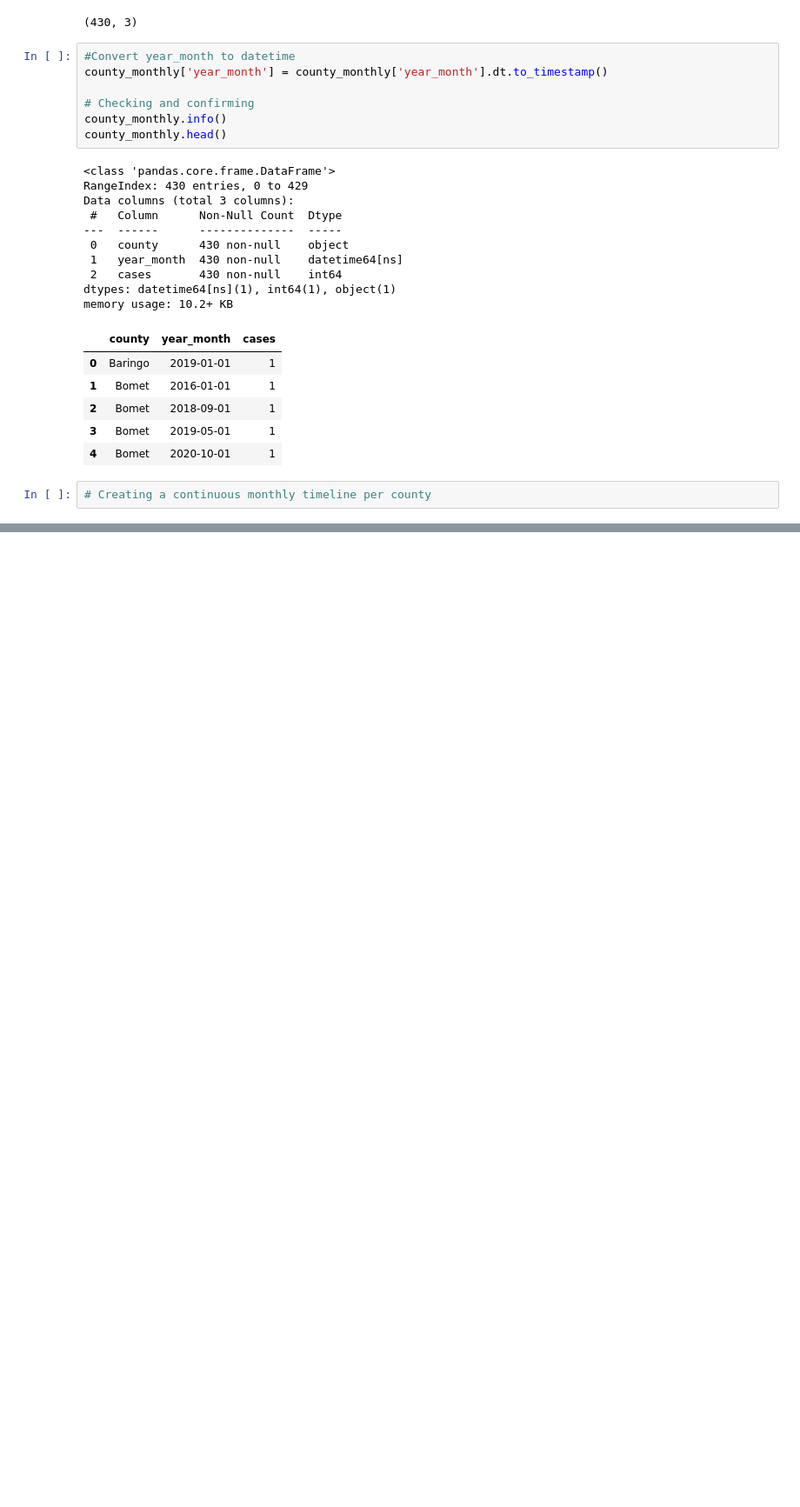
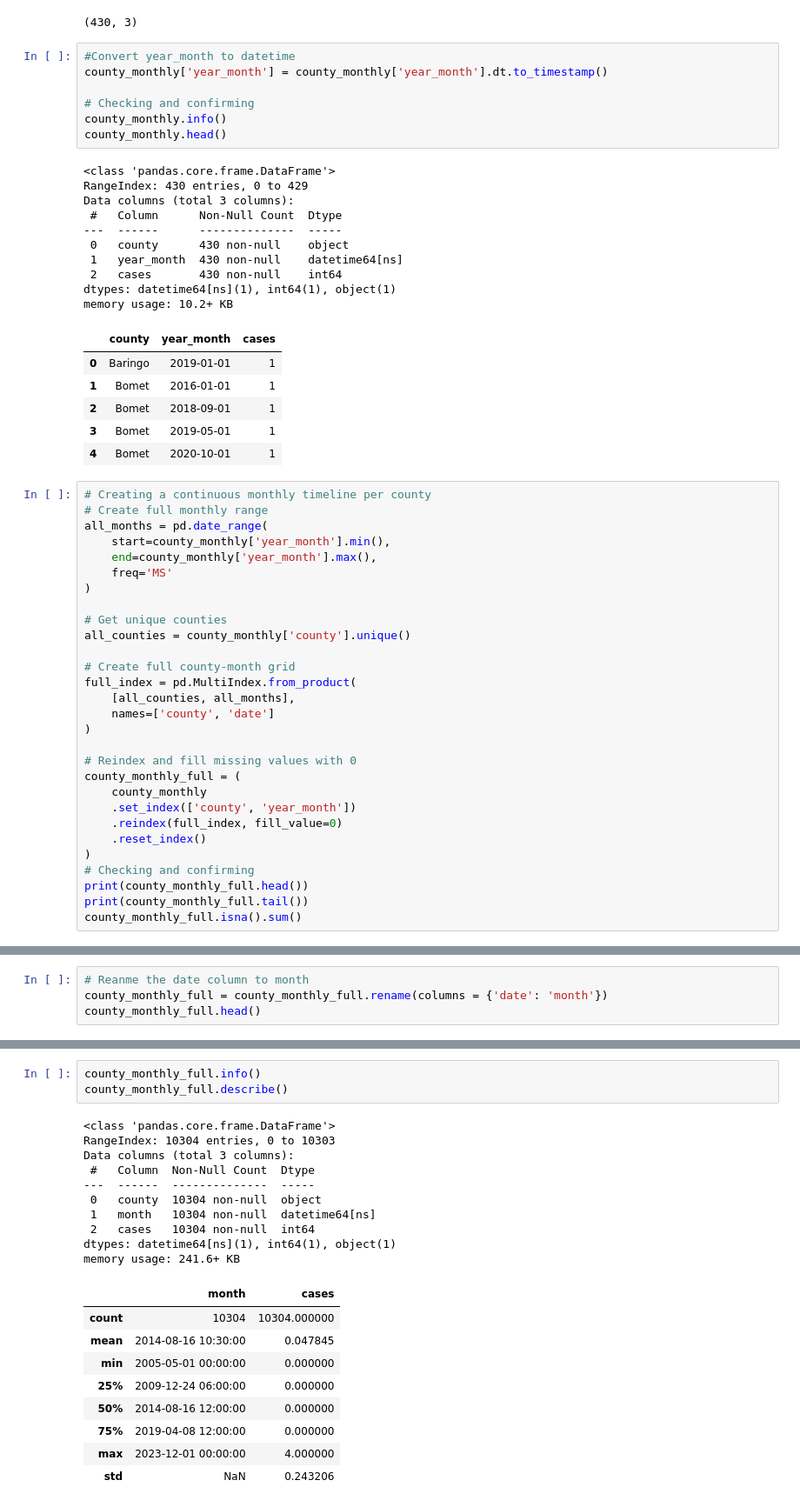
Before and after one commit to TonnieD/Femicide-Analysis-and-Forecasting, a Jupyter notebook: Notebooks/data_cleaning.ipynb, the cells around one changed output, grey strips where cells are left out. Shown at 87% size. Cells and saved outputs as stored; diff of their text form; blank space fills up the shorter version.

```diff
--- a/Notebooks/data_cleaning.ipynb
+++ b/Notebooks/data_cleaning.ipynb
@@ -646,3 +646,30 @@ memory usage: 10.2+ KB
 | 4 | Bomet | 2020-10-01 | 1 |
 # %%
 # Creating a continuous monthly timeline per county
+# Create full monthly range
+all_months = pd.date_range(
+    start=county_monthly['year_month'].min(),
+    end=county_monthly['year_month'].max(),
+    freq='MS'
+)
+
+# Get unique counties
+all_counties = county_monthly['county'].unique()
+
+# Create full county-month grid
+full_index = pd.MultiIndex.from_product(
+    [all_counties, all_months],
+    names=['county', 'date']
+)
+
+# Reindex and fill missing values with 0
+county_monthly_full = (
+    county_monthly
+    .set_index(['county', 'year_month'])
+    .reindex(full_index, fill_value=0)
+    .reset_index()
+)
+# Checking and confirming
+print(county_monthly_full.head())
+print(county_monthly_full.tail())
+county_monthly_full.isna().sum()
@@ -648,0 +693,4 @@ memory usage: 10.2+ KB
+# %%
+# Reanme the date column to month
+county_monthly_full = county_monthly_full.rename(columns = {'date': 'month'})
+county_monthly_full.head()
@@ -648,0 +704,23 @@ memory usage: 10.2+ KB
+# %%
+county_monthly_full.info()
+county_monthly_full.describe()
+# %% [output]
+<class 'pandas.core.frame.DataFrame'>
+RangeIndex: 10304 entries, 0 to 10303
+Data columns (total 3 columns):
+ #   Column  Non-Null Count  Dtype
+---  ------  --------------  -----
+ 0   county  10304 non-null  object
+ 1   month   10304 non-null  datetime64[ns]
+ 2   cases   10304 non-null  int64
+dtypes: datetime64[ns](1), int64(1), object(1)
+memory usage: 241.6+ KB
+|  | month | cases |
+| count | 10304 | 10304.000000 |
+| mean | 2014-08-16 10:30:00 | 0.047845 |
+| min | 2005-05-01 00:00:00 | 0.000000 |
+| 25% | 2009-12-24 06:00:00 | 0.000000 |
+| 50% | 2014-08-16 12:00:00 | 0.000000 |
+| 75% | 2019-04-08 12:00:00 | 0.000000 |
+| max | 2023-12-01 00:00:00 | 4.000000 |
+| std | NaN | 0.243206 |
```
Also changed, not shown: parts of 3 cells of this notebook, 1 other file.
